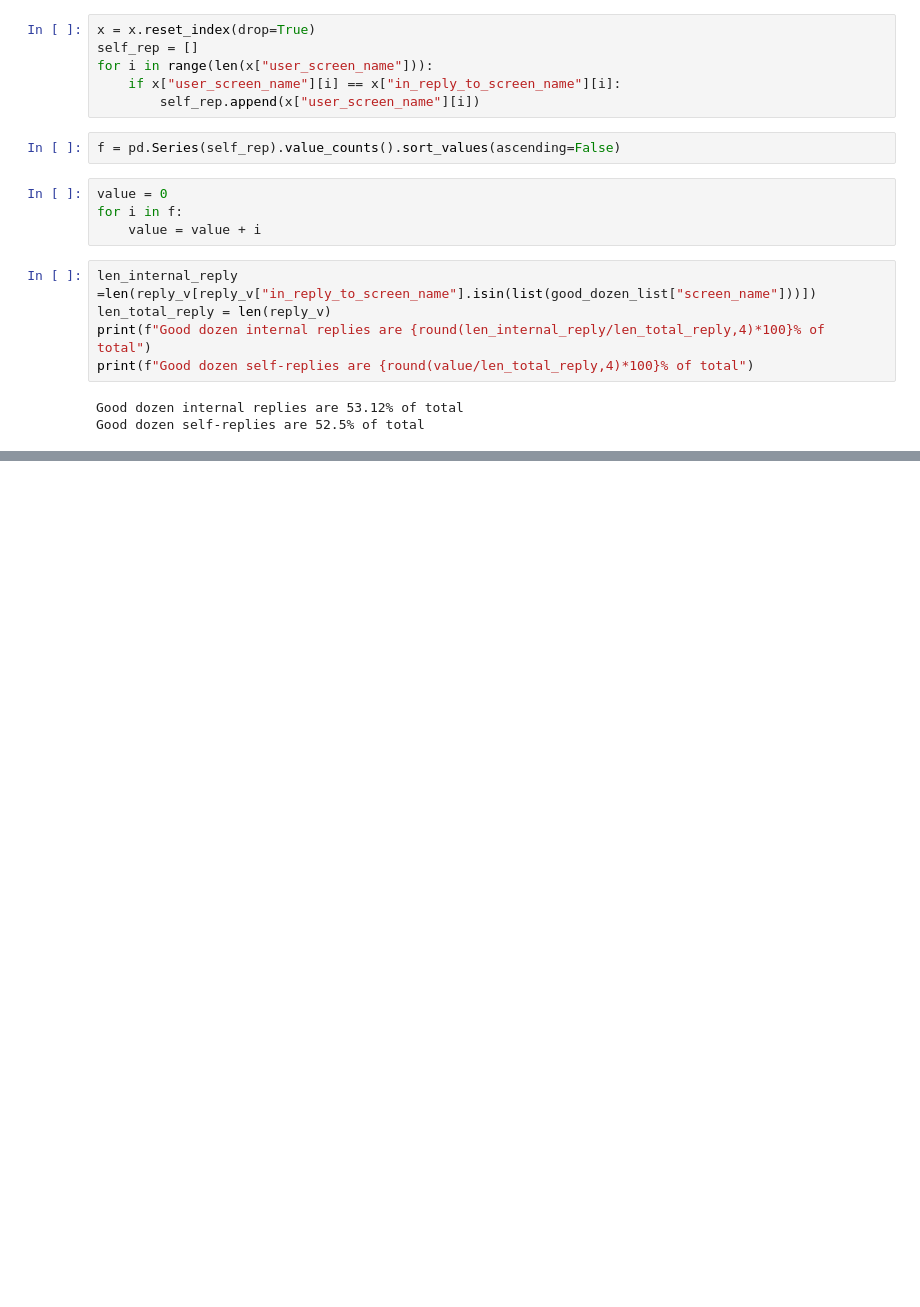
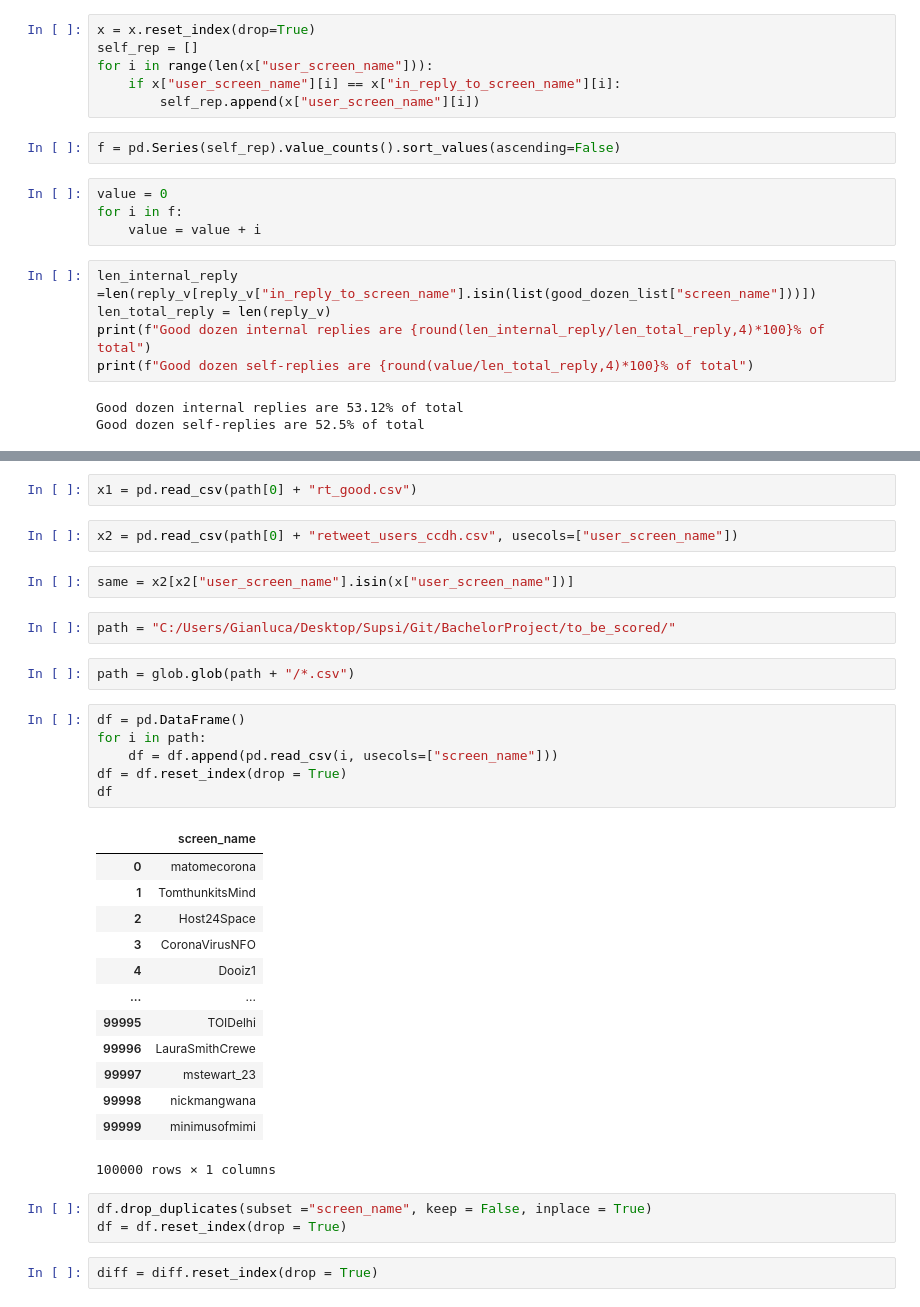
Before and after one commit to gi-ux/BachelorProject, a Jupyter notebook: notebook/Dozen_Comparison.ipynb, the cells around one changed output, grey strips where cells are left out. Drawn from its saved outputs; the diff is of its cells as text; blank space fills up the shorter version.

```diff
--- a/notebook/Dozen_Comparison.ipynb
+++ b/notebook/Dozen_Comparison.ipynb
@@ -362,0 +368,35 @@ Good dozen self-replies are 52.5% of total
+# %%
+x1 = pd.read_csv(path[0] + "rt_good.csv")
+# %%
+x2 = pd.read_csv(path[0] + "retweet_users_ccdh.csv", usecols=["user_screen_name"])
+# %%
+same = x2[x2["user_screen_name"].isin(x["user_screen_name"])]
+# %%
+path = "C:/Users/Gianluca/Desktop/Supsi/Git/BachelorProject/to_be_scored/"
+# %%
+path = glob.glob(path + "/*.csv")
+# %%
+df = pd.DataFrame()
+for i in path:
+    df = df.append(pd.read_csv(i, usecols=["screen_name"]))
+df = df.reset_index(drop = True)
+df
+# %% [output]
+|  | screen_name |
+| 0 | matomecorona |
+| 1 | TomthunkitsMind |
+| 2 | Host24Space |
+| 3 | CoronaVirusNFO |
+| 4 | Dooiz1 |
+| ... | ... |
+| 99995 | TOIDelhi |
+| 99996 | LauraSmithCrewe |
+| 99997 | mstewart_23 |
+| 99998 | nickmangwana |
+| 99999 | minimusofmimi |
+100000 rows × 1 columns
+# %%
+df.drop_duplicates(subset ="screen_name", keep = False, inplace = True)
+df = df.reset_index(drop = True)
+# %%
+diff = diff.reset_index(drop = True)
```
Also changed, not shown: parts of 5 cells of this notebook, 7 other files.
